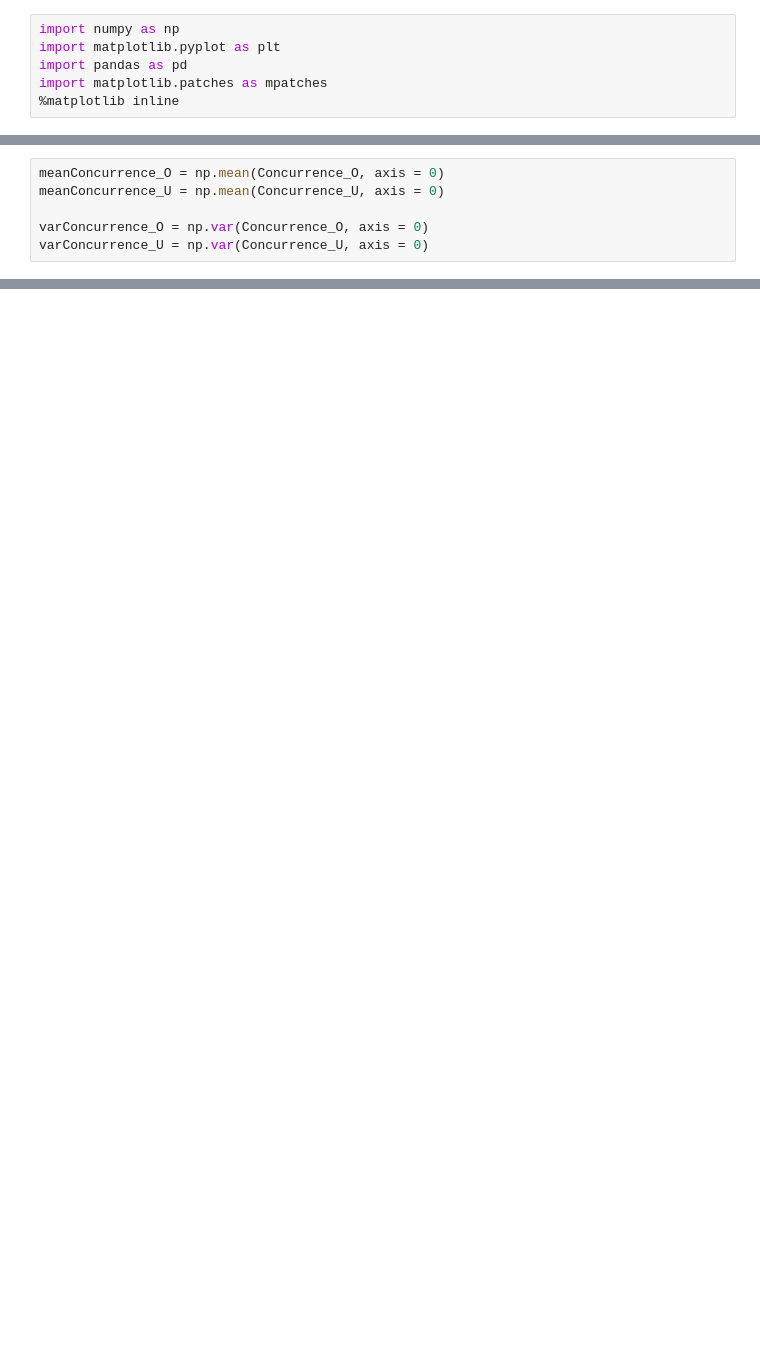
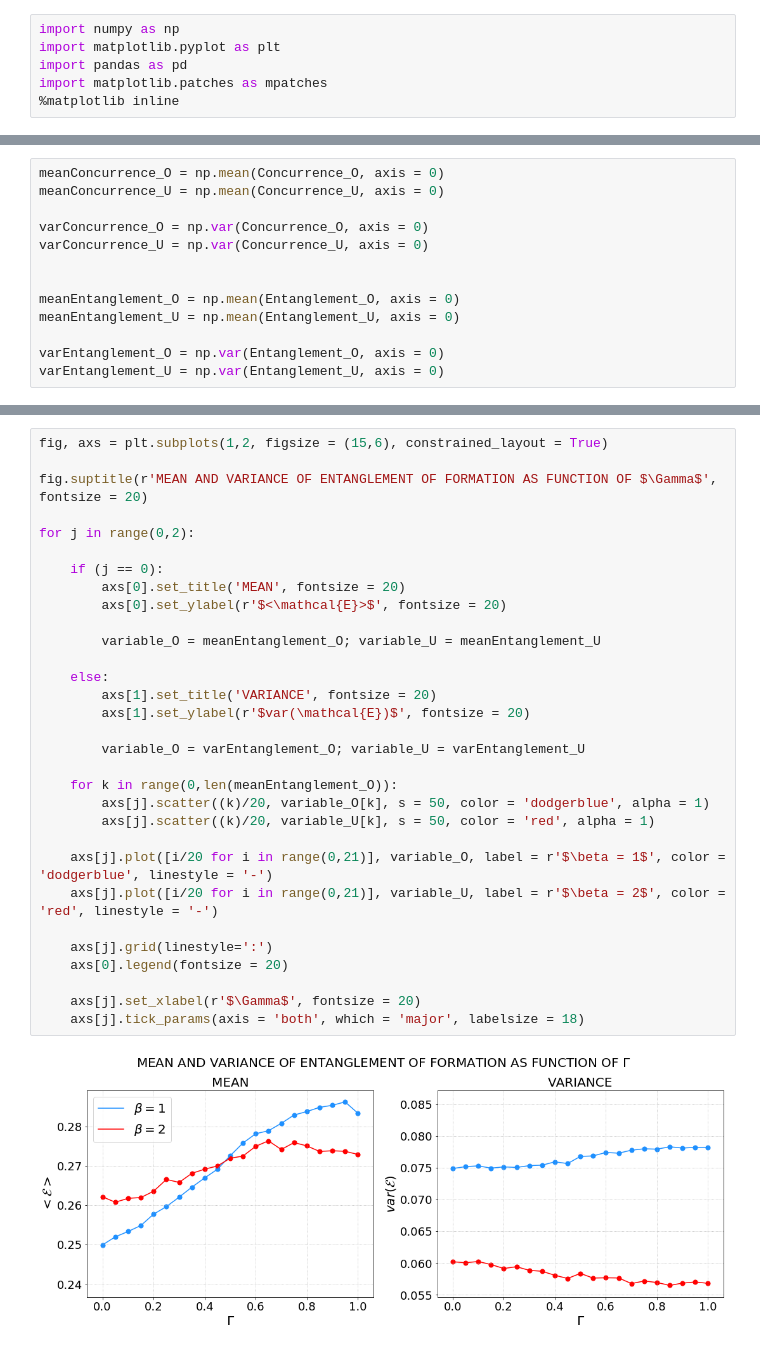
Before and after one commit to Rafffaelb/Schrodinger_Billiard, a Jupyter notebook: WignerDyson/Data_Analysis/Concurrence_Gamma.ipynb, the cells around one changed output, grey strips where cells are left out. Drawn from its saved outputs; the diff is of its cells as text; blank space fills up the shorter version.

```diff
--- a/WignerDyson/Data_Analysis/Concurrence_Gamma.ipynb
+++ b/WignerDyson/Data_Analysis/Concurrence_Gamma.ipynb
@@ -55,6 +138,13 @@ meanConcurrence_U = np.mean(Concurrence_U, axis = 0)
 
 varConcurrence_O = np.var(Concurrence_O, axis = 0)
 varConcurrence_U = np.var(Concurrence_U, axis = 0)
+
+
+meanEntanglement_O = np.mean(Entanglement_O, axis = 0)
+meanEntanglement_U = np.mean(Entanglement_U, axis = 0)
+
+varEntanglement_O = np.var(Entanglement_O, axis = 0)
+varEntanglement_U = np.var(Entanglement_U, axis = 0)
 # %%
 print("Mean of orthogonal concurrence distribution: " + str(meanConcurrence_O[20]))
 print("Mean of unitary concurrence distribution: " + str(meanConcurrence_U[20]))
@@ -116,0 +205,33 @@ plt.tick_params(axis = 'both', which = 'major', labelsize = 18)
+# %%
+fig, axs = plt.subplots(1,2, figsize = (15,6), constrained_layout = True)
+
+fig.suptitle(r'MEAN AND VARIANCE OF ENTANGLEMENT OF FORMATION AS FUNCTION OF $\Gamma$', fontsize = 20)
+
+for j in range(0,2):
+
+    if (j == 0):
+        axs[0].set_title('MEAN', fontsize = 20)
+        axs[0].set_ylabel(r'$<\mathcal{E}>$', fontsize = 20)
+
+        variable_O = meanEntanglement_O; variable_U = meanEntanglement_U
+
+    else:
+        axs[1].set_title('VARIANCE', fontsize = 20)
+        axs[1].set_ylabel(r'$var(\mathcal{E})$', fontsize = 20)
+
+        variable_O = varEntanglement_O; variable_U = varEntanglement_U
+
+    for k in range(0,len(meanEntanglement_O)):
+        axs[j].scatter((k)/20, variable_O[k], s = 50, color = 'dodgerblue', alpha = 1)
+        axs[j].scatter((k)/20, variable_U[k], s = 50, color = 'red', alpha = 1)
+
+    axs[j].plot([i/20 for i in range(0,21)], variable_O, label = r'$\beta = 1$', color = 'dodgerblue', linestyle = '-')
+    axs[j].plot([i/20 for i in range(0,21)], variable_U, label = r'$\beta = 2$', color = 'red', linestyle = '-')
+
+    axs[j].grid(linestyle=':')
+    axs[0].legend(fontsize = 20)
+
+    axs[j].set_xlabel(r'$\Gamma$', fontsize = 20)
+    axs[j].tick_params(axis = 'both', which = 'major', labelsize = 18)
+# %% [output]
+[figure, added]
```
Also changed, not shown: parts of 11 cells of this notebook, 16 other files.
